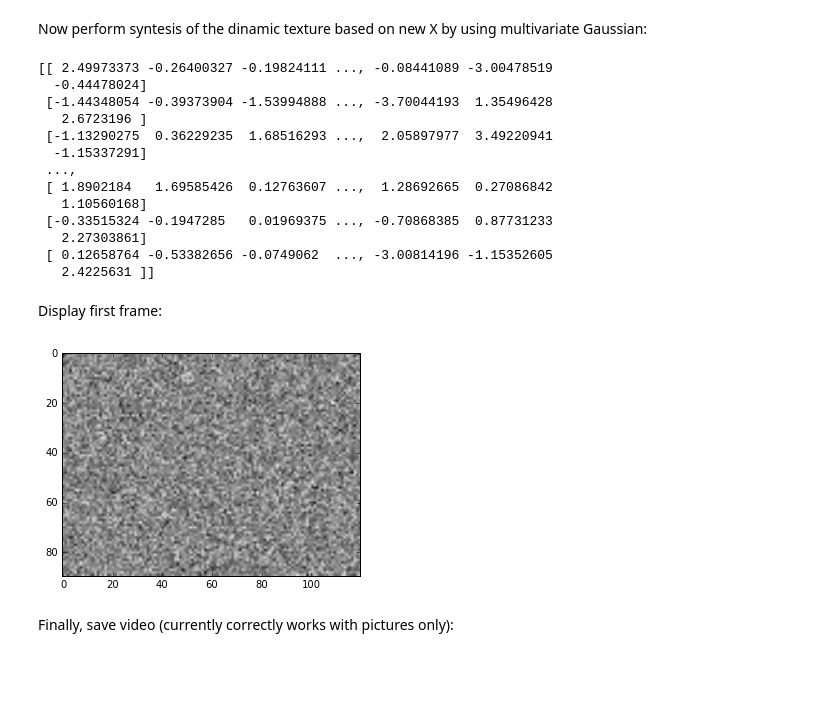
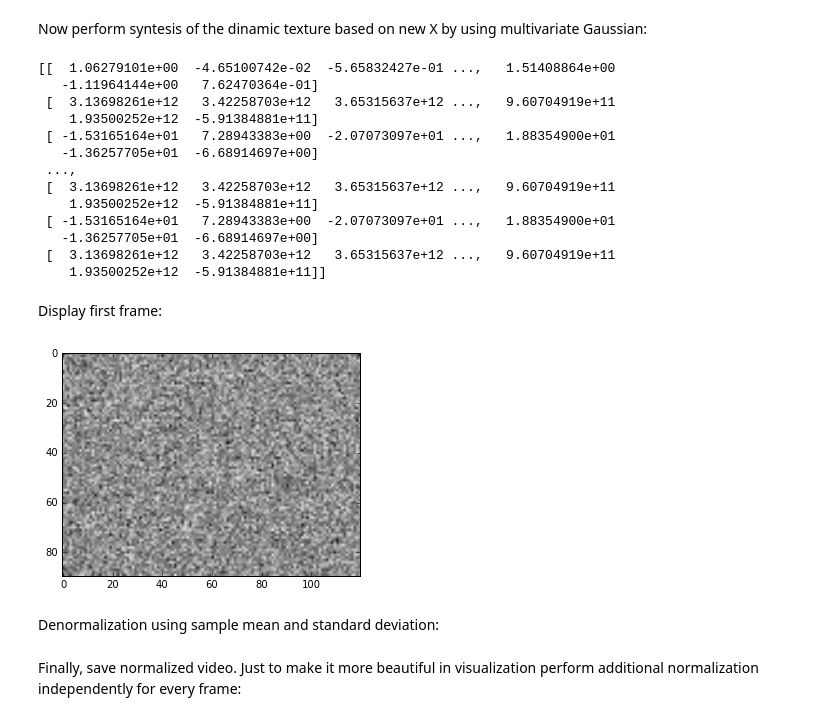
Before and after one commit to koptelovmax/gaussianprocess, a Jupyter notebook: Python/GPLVM.ipynb, the cells around one changed output. Cells and saved outputs as stored; diff of their text form; code cells hidden in the pictures; blank space fills up the shorter version.

```diff
--- a/Python/GPLVM.ipynb
+++ b/Python/GPLVM.ipynb
@@ -61,9 +50,10 @@ Define combined kernel using GPy library:
 # %%
 import GPy
 
+#kernel = GPy.kern.Linear(Q,ARD=True)+GPy.kern.RatQuad(Q,ARD=True)+GPy.kern.MLP(Q,ARD=True)
 #kernel = GPy.kern.Linear(Q,ARD=True)+GPy.kern.RBF(Q,ARD=True)+GPy.kern.RatQuad(Q,ARD=True)+GPy.kern.MLP(Q,ARD=True)+GPy.kern.Matern52(Q,ARD=True)
 kernel = GPy.kern.RBF(Q,ARD=True)
-m = GPy.models.GPLVM(sample, input_dim=Q, kernel=kernel, init='PCA')
+m = GPy.models.GPLVM(sample_norm, input_dim=Q, kernel=kernel, init='PCA')
 # %% [markdown]
 Optimization of the model using SCG (Warning! Minimum value for max_iters is 100, for 10000 it takes around 1 hour to perform optimization)
 # %%
@@ -124,7 +140,7 @@ print(Kx)
 # %% [markdown]
 Function to predict new artificial frame using mean prediction method:
 # %%
-def predict_new_frame(N,X,kern,Kx_inv,X_old):
+def predict_new_latent_frame(N,X,kern,Kx_inv,X_old):
 
     k_x = kern.K(X[0:N-1],X_old)
     #k_xx = kern.K(X_old,X_old)
@@ -145,7 +161,7 @@ X_last = X[N-1:N]
 Kx_inv = np.linalg.inv(Kx)
 
 for i in range(N_synt):
-    X_synt[i,:] = predict_new_frame(N,X,kernel,Kx_inv,X_last.reshape(1,Q))
+    X_synt[i,:] = predict_new_latent_frame(N,X,kernel,Kx_inv,X_last.reshape(1,Q))
     X_last = X_synt[i,:]
 
 print(X_synt)
@@ -194,15 +196,12 @@ Now perform syntesis of the dinamic texture based on new X by using multivariate
 # %%
 Y_synt = np.zeros((N_synt,D))
 
-kernel2 = GPy.kern.RBF(Q,ARD=True)
-Ky = kernel2.K(X)
+Ky = kernel.K(X)
 Ky_inv = np.linalg.inv(Ky)
-Y_t = np.transpose(sample)
+Y_t = np.transpose(sample_norm)
+k_y = kernel.K(X,X_synt)
+k_yy = kernel.K(X_synt,X_synt)
 
-
-
-k_y = kernel2.K(X,X_synt)
-k_yy = kernel2.K(X_synt,X_synt)
 meann = np.matmul(np.matmul(Y_t,Ky_inv),k_y)
 cov = (k_yy - np.matmul(np.matmul(np.transpose(k_y),Ky_inv),k_y))
 
@@ -212,24 +211,24 @@ for i in range(D):
 
 print(Y_synt)
 # %% [output]
-[[ 2.49973373 -0.26400327 -0.19824111 ..., -0.08441089 -3.00478519
-  -0.44478024]
- [-1.44348054 -0.39373904 -1.53994888 ..., -3.70044193  1.35496428
-   2.6723196 ]
- [-1.13290275  0.36229235  1.68516293 ...,  2.05897977  3.49220941
-  -1.15337291]
+[[  1.06279101e+00  -4.65100742e-02  -5.65832427e-01 ...,   1.51408864e+00
+   -1.11964144e+00   7.62470364e-01]
+ [  3.13698261e+12   3.42258703e+12   3.65315637e+12 ...,   9.60704919e+11
+    1.93500252e+12  -5.91384881e+11]
+ [ -1.53165164e+01   7.28943383e+00  -2.07073097e+01 ...,   1.88354900e+01
+   -1.36257705e+01  -6.68914697e+00]
  ...,
- [ 1.8902184   1.69585426  0.12763607 ...,  1.28692665  0.27086842
-   1.10560168]
- [-0.33515324 -0.1947285   0.01969375 ..., -0.70868385  0.87731233
-   2.27303861]
- [ 0.12658764 -0.53382656 -0.0749062  ..., -3.00814196 -1.15352605
-   2.4225631 ]]
+ [  3.13698261e+12   3.42258703e+12   3.65315637e+12 ...,   9.60704919e+11
+    1.93500252e+12  -5.91384881e+11]
+ [ -1.53165164e+01   7.28943383e+00  -2.07073097e+01 ...,   1.88354900e+01
+   -1.36257705e+01  -6.68914697e+00]
+ [  3.13698261e+12   3.42258703e+12   3.65315637e+12 ...,   9.60704919e+11
+    1.93500252e+12  -5.91384881e+11]]
 # %% [markdown]
 Display first frame:
 # %%
-show_frame(Y_synt[1,:])
+show_frame(Y_synt[0,:])
 # %% [output]
-[figure, old version]
+[figure, new version]
-# %% [markdown]
-Finally, save video (currently correctly works with pictures only):
+# %% [markdown]
+Denormalization using sample mean and standard deviation:
@@ -236 +237,3 @@ Finally, save video (currently correctly works with pictures only):
+# %% [markdown]
+Finally, save normalized video. Just to make it more beautiful in visualization perform additional normalization independently for every frame:
 # %%
```
Also changed, not shown: parts of 15 cells of this notebook, 10 other files.
